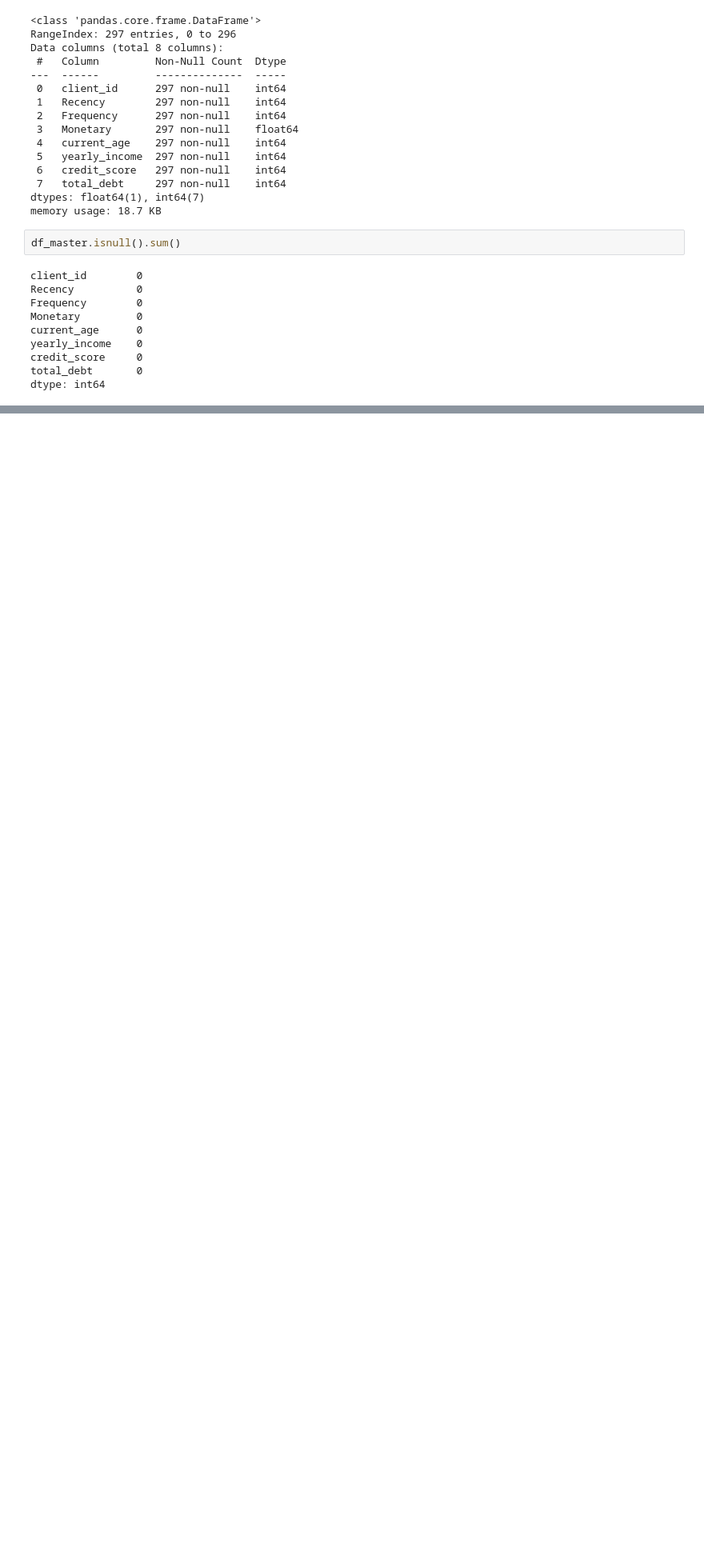
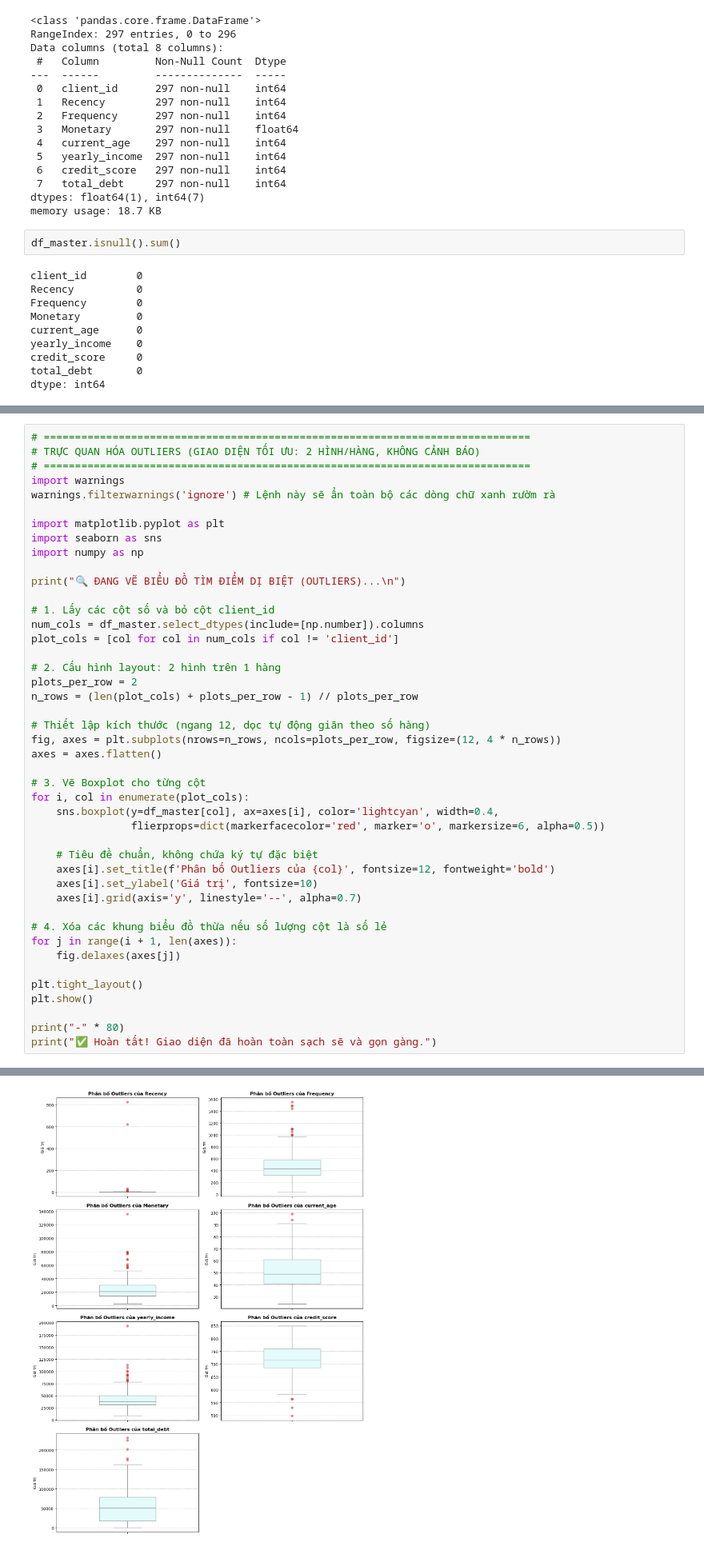
Before and after one commit to PhucBinhhh/DACS_2026, a Jupyter notebook: source_code/02_KMeans_Modeling.ipynb, the cells around one changed output, grey strips where cells are left out. Shown at 80% size. Drawn from its saved outputs; the diff is of its cells as text; blank space fills up the shorter version.

```diff
--- a/source_code/02_KMeans_Modeling.ipynb
+++ b/source_code/02_KMeans_Modeling.ipynb
@@ -68,0 +143,45 @@ dtype: int64
+# %%
+# ==============================================================================
+# TRỰC QUAN HÓA OUTLIERS (GIAO DIỆN TỐI ƯU: 2 HÌNH/HÀNG, KHÔNG CẢNH BÁO)
+# ==============================================================================
+import warnings
+warnings.filterwarnings('ignore') # Lệnh này sẽ ẩn toàn bộ các dòng chữ xanh rườm rà
+
+import matplotlib.pyplot as plt
+import seaborn as sns
+import numpy as np
+
+print("🔍 ĐANG VẼ BIỂU ĐỒ TÌM ĐIỂM DỊ BIỆT (OUTLIERS)...\n")
+
+# 1. Lấy các cột số và bỏ cột client_id
+num_cols = df_master.select_dtypes(include=[np.number]).columns
+plot_cols = [col for col in num_cols if col != 'client_id']
+
+# 2. Cấu hình layout: 2 hình trên 1 hàng
+plots_per_row = 2
+n_rows = (len(plot_cols) + plots_per_row - 1) // plots_per_row
+
+# Thiết lập kích thước (ngang 12, dọc tự động giãn theo số hàng)
+fig, axes = plt.subplots(nrows=n_rows, ncols=plots_per_row, figsize=(12, 4 * n_rows))
+axes = axes.flatten()
+
+# 3. Vẽ Boxplot cho từng cột
+for i, col in enumerate(plot_cols):
+    sns.boxplot(y=df_master[col], ax=axes[i], color='lightcyan', width=0.4,
+                flierprops=dict(markerfacecolor='red', marker='o', markersize=6, alpha=0.5))
+
+    # Tiêu đề chuẩn, không chứa ký tự đặc biệt
+    axes[i].set_title(f'Phân bố Outliers của {col}', fontsize=12, fontweight='bold')
+    axes[i].set_ylabel('Giá trị', fontsize=10)
+    axes[i].grid(axis='y', linestyle='--', alpha=0.7)
+
+# 4. Xóa các khung biểu đồ thừa nếu số lượng cột là số lẻ
+for j in range(i + 1, len(axes)):
+    fig.delaxes(axes[j])
+
+plt.tight_layout()
+plt.show()
+
+print("-" * 80)
+print("✅ Hoàn tất! Giao diện đã hoàn toàn sạch sẽ và gọn gàng.")
+# %% [output]
@@ -68,0 +189 @@ dtype: int64
+[figure, added]
```
Also changed, not shown: parts of 22 cells of this notebook, 1 other file.
